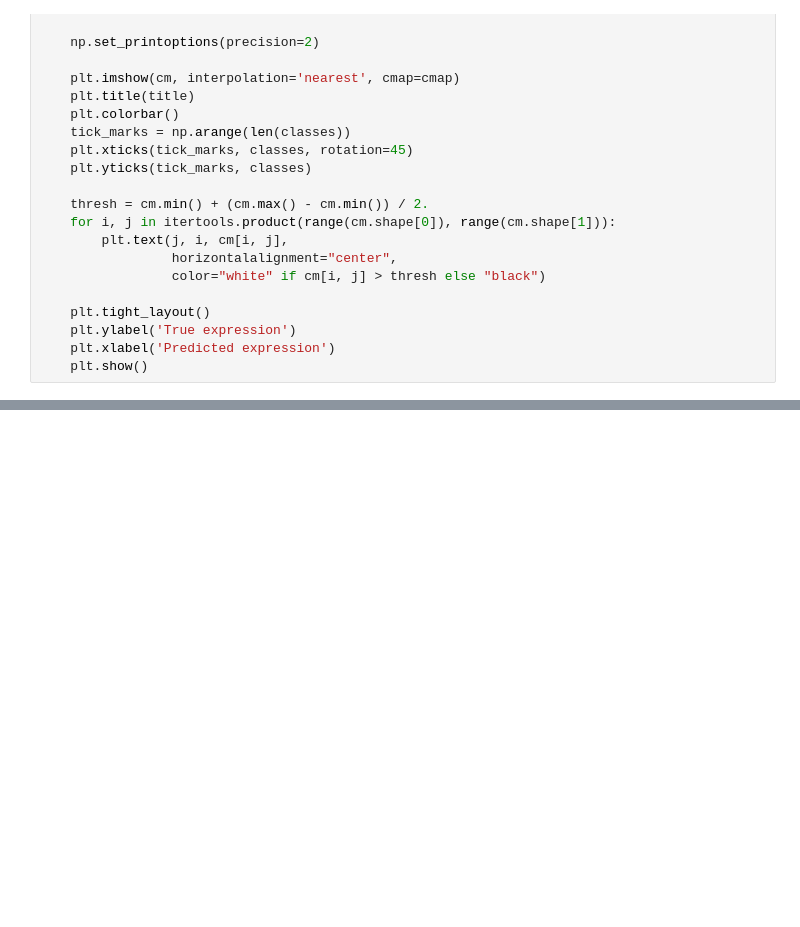
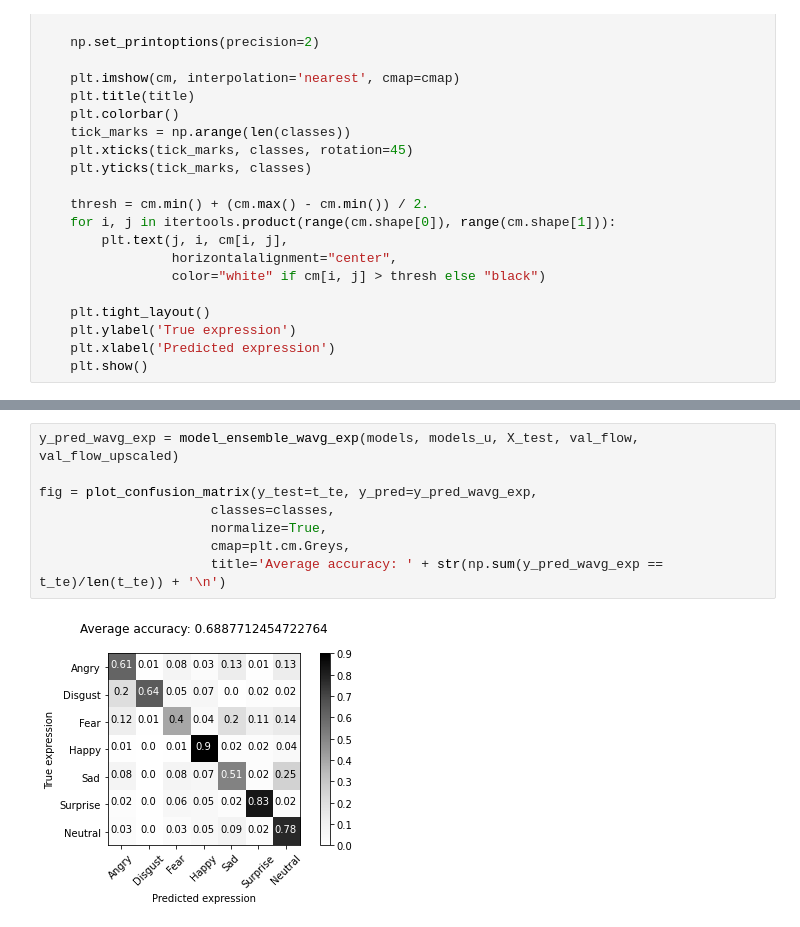
Before and after one commit to meszegettamas/KepfelismereSCH_final, a Jupyter notebook: main.ipynb, the cells around one changed output, grey strips where cells are left out. Saved outputs shown, nothing was run; the diff lists cells and outputs as text; blank space fills up the shorter version.

```diff
--- a/main.ipynb
+++ b/main.ipynb
@@ -547,0 +743,10 @@ def model_ensemble(models, upscaled_models, X_test, test_flow, test_flow_upscale
+# %%
+y_pred_wavg_exp = model_ensemble_wavg_exp(models, models_u, X_test, val_flow, val_flow_upscaled)
+
+fig = plot_confusion_matrix(y_test=t_te, y_pred=y_pred_wavg_exp,
+                      classes=classes,
+                      normalize=True,
+                      cmap=plt.cm.Greys,
+                      title='Average accuracy: ' + str(np.sum(y_pred_wavg_exp == t_te)/len(t_te)) + '\n')
+# %% [output]
+[figure, added]
```
Also changed, not shown: parts of 39 cells of this notebook, 1 other file.
